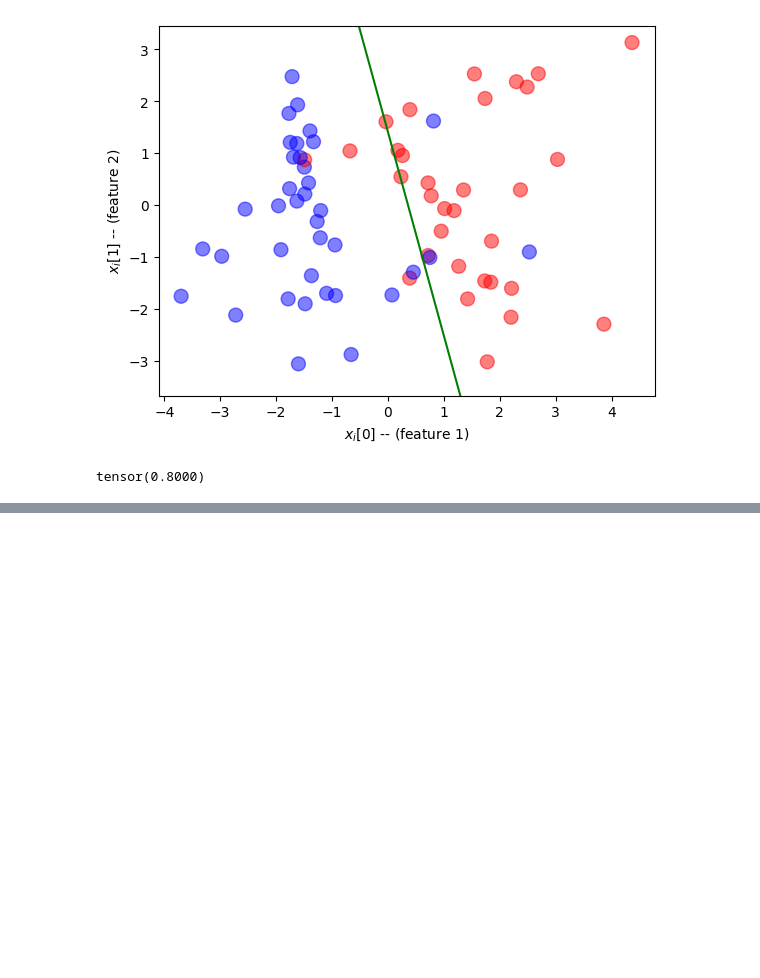
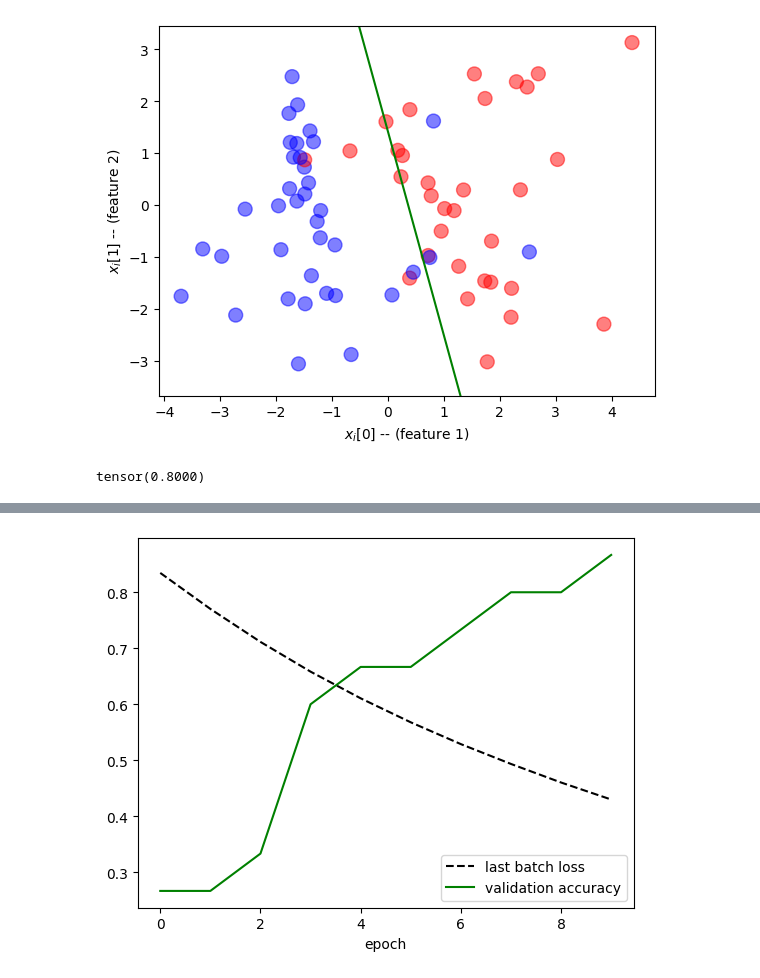
Before and after one commit to ayseberfinozcubuk/Microsoft-AI-course-for-beginners, a Jupyter notebook: 3-NeuralNetworks/05-Frameworks/IntroPyTorch.ipynb, the cells around one changed output, grey strips where cells are left out. Saved outputs shown, nothing was run; the diff lists cells and outputs as text; code cells hidden in the pictures; blank space fills up the shorter version.

Commit message:
Defining Network as a Sequence of Layers and as a Class
task 1: plotted the graphs of loss function and accuracy  and validation data during training

```diff
--- a/3-NeuralNetworks/05-Frameworks/IntroPyTorch.ipynb
+++ b/3-NeuralNetworks/05-Frameworks/IntroPyTorch.ipynb
@@ -503,0 +525,17 @@ Epoch 9: last batch loss = 0.1697140783071518, val acc = 0.800000011920929
+# %%
+# Defining a Network as a Class
+class MyNet(torch.nn.Module):   # inherited from torch.nn.Module
+    def __init__(self,hidden_size=10,func=torch.nn.Sigmoid()):
+        super().__init__()
+        self.fc1 = torch.nn.Linear(2,hidden_size)
+        self.func = func
+        self.fc2 = torch.nn.Linear(hidden_size,1)
+
+    def forward(self,x):
+        x = self.fc1(x)
+        x = self.func(x)
+        x = self.fc2(x)
+        return torch.Tensor(x)  # Make sure x is a tensor
+
+net = MyNet(func=torch.nn.ReLU())
+print(net)
@@ -503,0 +548,2 @@ Epoch 9: last batch loss = 0.1697140783071518, val acc = 0.800000011920929
+# %%
+train(net,dataloader,val_x,val_lab,lr=0.005)
@@ -503,0 +561,34 @@ Epoch 9: last batch loss = 0.1697140783071518, val acc = 0.800000011920929
+# %%
+# Plotes the graphs of loss function and accuracy and validation data during training
+def plot_training_loss_acc(net, dataloader, val_x, val_lab, epochs=10, lr=0.05):
+    fig, ax = plt.subplots(1,1)
+    ax.set_xlabel('epoch')
+    ax.legend(ax.lines, ['last batch loss', 'validation accuracy'], loc='upper center', ncol = 2)
+
+    optim = torch.optim.Adam(net.parameters(), lr=lr)   # Adam stands for "Adaptive Moment Estimation,"
+                                                        # combines Adagrad and RMSprop techniques
+                                                        # adaptive learning rates for each parameter
+    loss_values = []  # To store loss values for each epoch
+    acc_values = []   # To store accuracy values for each epoch
+
+    for ep in range(epochs):
+        for (x,y) in dataloader:
+            z = net(x).flatten()
+            loss = torch.nn.functional.binary_cross_entropy_with_logits(z,y)
+            optim.zero_grad()
+            loss.backward()
+            optim.step()
+        acc = ((torch.sigmoid(net(val_x).flatten())>0.5).float()==val_lab).float().mean()
+
+        loss_values.append(loss.detach_())  # Append the loss value for this epoch
+        acc_values.append(acc.detach_())    # Append the accuracy value for this epoch
+        print(f"Epoch {ep}: last batch loss = {loss}, val acc = {acc}")
+    ax.plot(range(epochs), loss_values, 'k--', label='last batch loss')
+    ax.plot(range(epochs), acc_values, 'g-', label='validation accuracy')
+    plt.legend()
+
+    plt.show()  # Display the plot after all epochs
+
+net = MyNet(func=torch.nn.ReLU())
+plot_training_loss_acc(net,dataloader,val_x,val_lab,lr=0.005)
+# %% [output]
@@ -503,0 +605 @@ Epoch 9: last batch loss = 0.1697140783071518, val acc = 0.800000011920929
+[figure, added]
```
Also changed, not shown: parts of 18 cells of this notebook.
